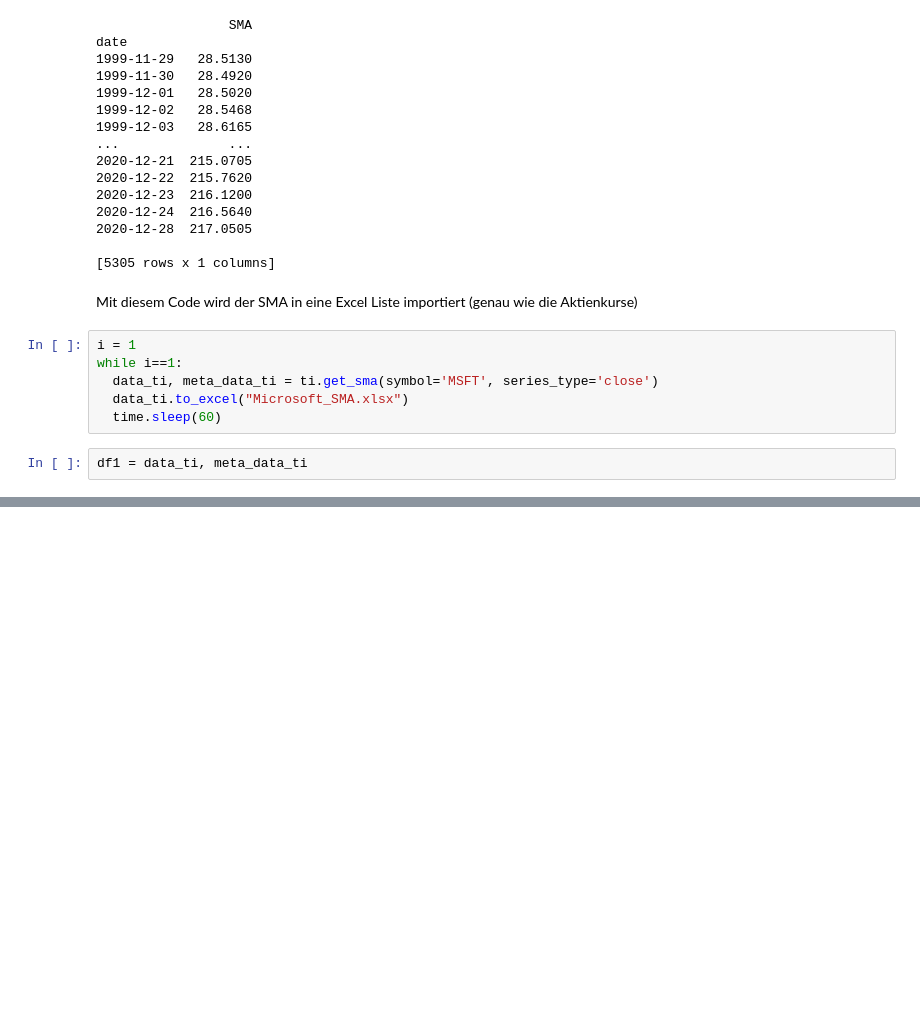
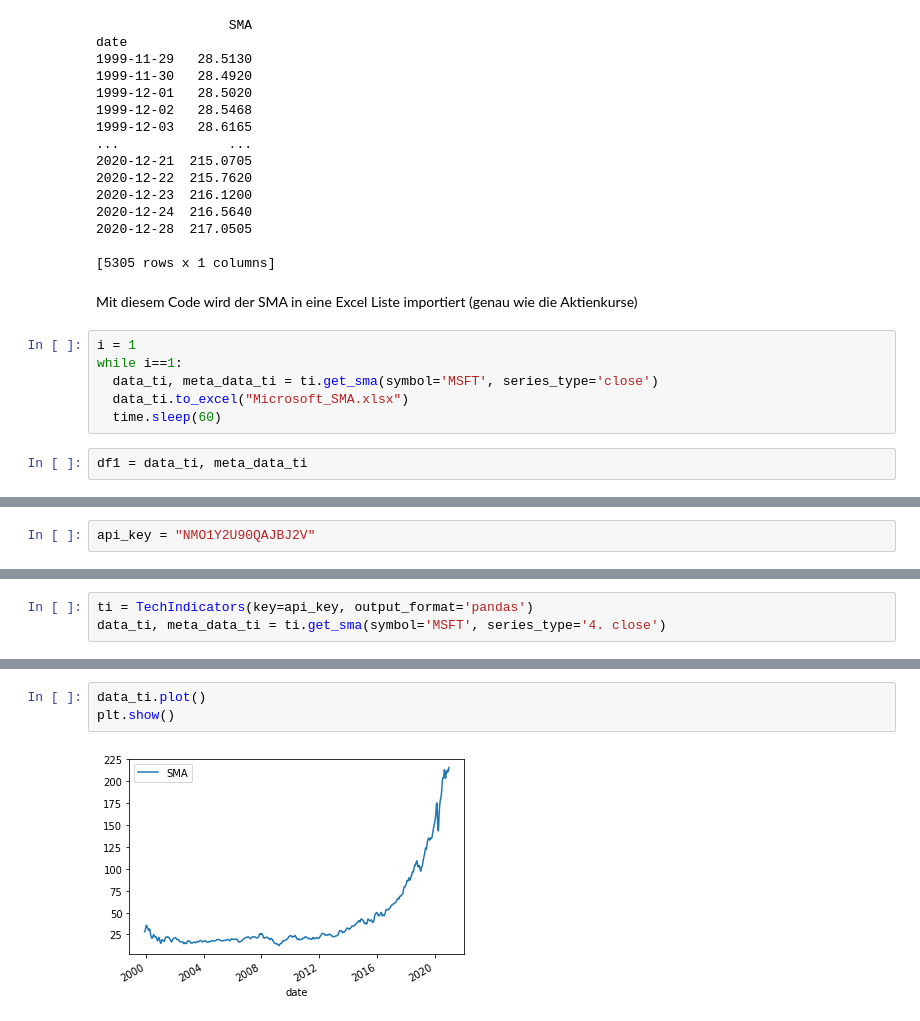
Before and after one commit to Chrstphr1995/BDA_Project, a Jupyter notebook: Stock_Prices_&_SMA.ipynb, the cells around one changed output, grey strips where cells are left out. Drawn from its saved outputs; the diff is of its cells as text; blank space fills up the shorter version.

```diff
--- a/Stock_Prices_&_SMA.ipynb
+++ b/Stock_Prices_&_SMA.ipynb
@@ -268,0 +234,2 @@ SyntaxError: ignored
+# %%
+api_key = "NMO1Y2U90QAJBJ2V"
@@ -268,0 +239,3 @@ SyntaxError: ignored
+# %%
+ti = TechIndicators(key=api_key, output_format='pandas')
+data_ti, meta_data_ti = ti.get_sma(symbol='MSFT', series_type='4. close')
@@ -268,0 +263,5 @@ SyntaxError: ignored
+# %%
+data_ti.plot()
+plt.show()
+# %% [output]
+[figure, added]
```
Also changed, not shown: parts of 14 cells of this notebook.
